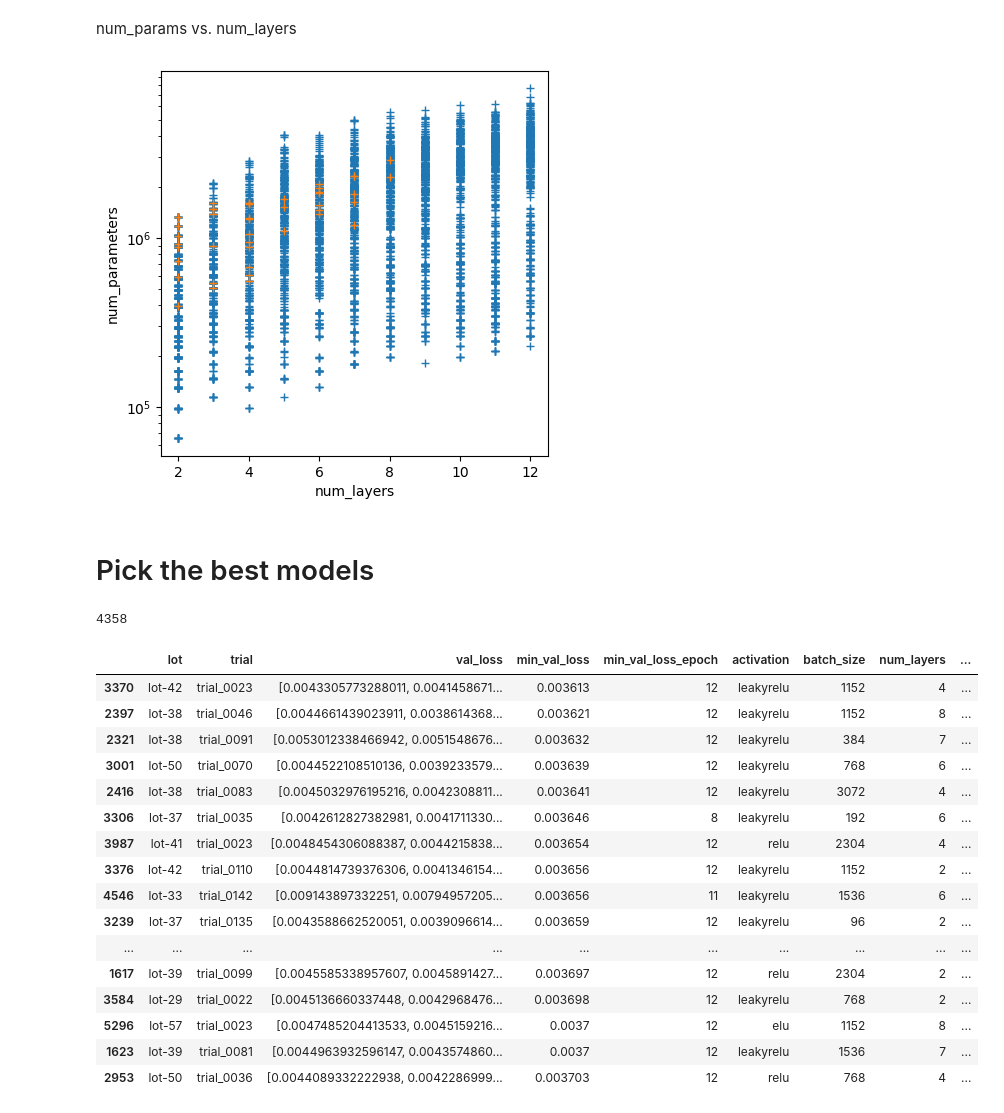
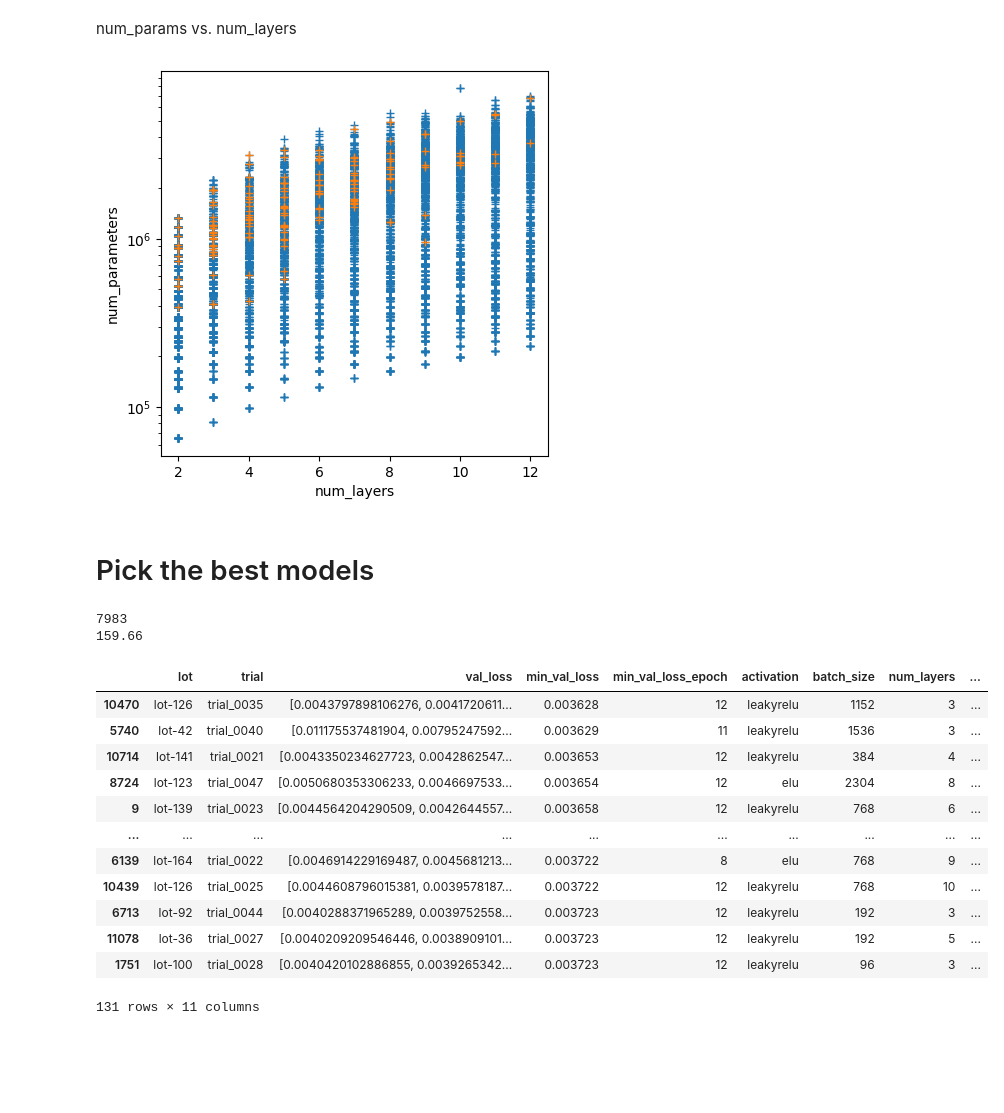
Before and after one commit to sungdukyu/E3SM-MMF_baseline, a Jupyter notebook: HPO/baseline_v1/step1_analysis/HPO_trials.ipynb, the cells around one changed output. Cells and saved outputs as stored; diff of their text form; code cells hidden in the pictures; blank space fills up the shorter version.

```diff
--- a/HPO/baseline_v1/step1_analysis/HPO_trials.ipynb
+++ b/HPO/baseline_v1/step1_analysis/HPO_trials.ipynb
@@ -136,7 +139,7 @@ th_loss_1p  = RESULTS_PD['min_val_loss'][:int(np.ceil(len(RESULTS_PD)*0.01))].il
 kvar_y='num_parameters'
 kvar_x='num_layers'
 fig, ax = plt.subplots()
-for kth in [th_loss_99p, th_loss_1p]:
+for kth in [th_loss_99p, th_loss_2p]:
     ploty = RESULTS_PD['min_val_loss']
     indy = ploty<kth
     ploty = RESULTS_PD[kvar_y]
@@ -149,35 +152,35 @@ ax.set_xlabel(kvar_x)
 ax.set_ylabel(kvar_y)
 fig.set_size_inches(5,5)
 # %% [output]
-[figure, old version]
+[figure, new version]
 # %% [markdown]
 # Pick the best models
 # %%
 RESULTS_PD = pd.DataFrame(RESULTS).transpose()
 RESULTS_PD.sort_values('min_val_loss', inplace=True)
 print(len(RESULTS_PD))
+print(len(RESULTS_PD)*0.02)
 # %% [output]
-4358
+7983
+159.66
 # %%
-TOP44 = RESULTS_PD.iloc[:44]
-# TOP44['trial'].to_csv('top44.trial.v2.txt', sep='\n') # then, grep 'trial_'
-# TOP44['lot'].to_csv('top44.lot.v2.txt', sep='\n')     # then, grep 'lot-'
-TOP44
+TOP160 = RESULTS_PD.iloc[:131]
+with open('top160.lot.txt', 'w') as f:
+    f.writelines([ k+'\n' for k in TOP160['lot'].values ])
+with open('top160.trial.txt', 'w') as f:
+    f.writelines([ k+'\n' for k in TOP160['trial'].values ])
+TOP160
 # %% [output]
 |  | lot | trial | val_loss | min_val_loss | min_val_loss_epoch | activation | batch_size | num_layers | ... |
-| 3370 | lot-42 | trial_0023 | [0.0043305773288011, 0.0041458671... | 0.003613 | 12 | leakyrelu | 1152 | 4 | ... |
-| 2397 | lot-38 | trial_0046 | [0.0044661439023911, 0.0038614368... | 0.003621 | 12 | leakyrelu | 1152 | 8 | ... |
-| 2321 | lot-38 | trial_0091 | [0.0053012338466942, 0.0051548676... | 0.003632 | 12 | leakyrelu | 384 | 7 | ... |
-| 3001 | lot-50 | trial_0070 | [0.0044522108510136, 0.0039233579... | 0.003639 | 12 | leakyrelu | 768 | 6 | ... |
-| 2416 | lot-38 | trial_0083 | [0.0045032976195216, 0.0042308811... | 0.003641 | 12 | leakyrelu | 3072 | 4 | ... |
-| 3306 | lot-37 | trial_0035 | [0.0042612827382981, 0.0041711330... | 0.003646 | 8 | leakyrelu | 192 | 6 | ... |
-| 3987 | lot-41 | trial_0023 | [0.0048454306088387, 0.0044215838... | 0.003654 | 12 | relu | 2304 | 4 | ... |
-| 3376 | lot-42 | trial_0110 | [0.0044814739376306, 0.0041346154... | 0.003656 | 12 | leakyrelu | 1152 | 2 | ... |
-| 4546 | lot-33 | trial_0142 | [0.009143897332251, 0.00794957205... | 0.003656 | 11 | leakyrelu | 1536 | 6 | ... |
-| 3239 | lot-37 | trial_0135 | [0.0043588662520051, 0.0039096614... | 0.003659 | 12 | leakyrelu | 96 | 2 | ... |
+| 10470 | lot-126 | trial_0035 | [0.0043797898106276, 0.0041720611... | 0.003628 | 12 | leakyrelu | 1152 | 3 | ... |
+| 5740 | lot-42 | trial_0040 | [0.011175537481904, 0.00795247592... | 0.003629 | 11 | leakyrelu | 1536 | 3 | ... |
+| 10714 | lot-141 | trial_0021 | [0.0043350234627723, 0.0042862547... | 0.003653 | 12 | leakyrelu | 384 | 4 | ... |
+| 8724 | lot-123 | trial_0047 | [0.0050680353306233, 0.0046697533... | 0.003654 | 12 | elu | 2304 | 8 | ... |
+| 9 | lot-139 | trial_0023 | [0.0044564204290509, 0.0042644557... | 0.003658 | 12 | leakyrelu | 768 | 6 | ... |
 | ... | ... | ... | ... | ... | ... | ... | ... | ... | ... |
-| 1617 | lot-39 | trial_0099 | [0.0045585338957607, 0.0045891427... | 0.003697 | 12 | relu | 2304 | 2 | ... |
-| 3584 | lot-29 | trial_0022 | [0.0045136660337448, 0.0042968476... | 0.003698 | 12 | leakyrelu | 768 | 2 | ... |
-| 5296 | lot-57 | trial_0023 | [0.0047485204413533, 0.0045159216... | 0.0037 | 12 | elu | 1152 | 8 | ... |
-| 1623 | lot-39 | trial_0081 | [0.0044963932596147, 0.0043574860... | 0.0037 | 12 | leakyrelu | 1536 | 7 | ... |
-| 2953 | lot-50 | trial_0036 | [0.0044089332222938, 0.0042286999... | 0.003703 | 12 | relu | 768 | 4 | ... |
+| 6139 | lot-164 | trial_0022 | [0.0046914229169487, 0.0045681213... | 0.003722 | 8 | elu | 768 | 9 | ... |
+| 10439 | lot-126 | trial_0025 | [0.0044608796015381, 0.0039578187... | 0.003722 | 12 | leakyrelu | 768 | 10 | ... |
+| 6713 | lot-92 | trial_0044 | [0.0040288371965289, 0.0039752558... | 0.003723 | 12 | leakyrelu | 192 | 3 | ... |
+| 11078 | lot-36 | trial_0027 | [0.0040209209546446, 0.0038909101... | 0.003723 | 12 | leakyrelu | 192 | 5 | ... |
+| 1751 | lot-100 | trial_0028 | [0.0040420102886855, 0.0039265342... | 0.003723 | 12 | leakyrelu | 96 | 3 | ... |
+131 rows × 11 columns
```
Also changed, not shown: parts of 3 cells of this notebook, 4 other files.
